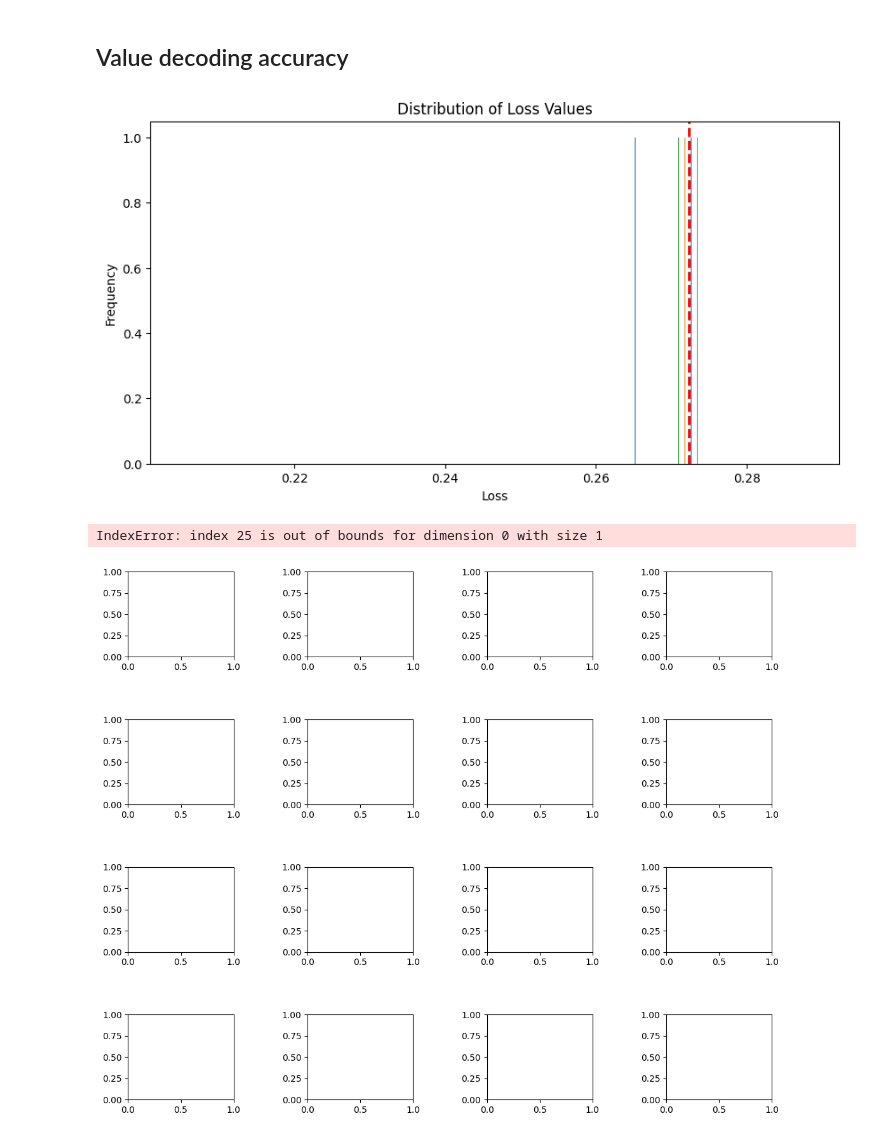
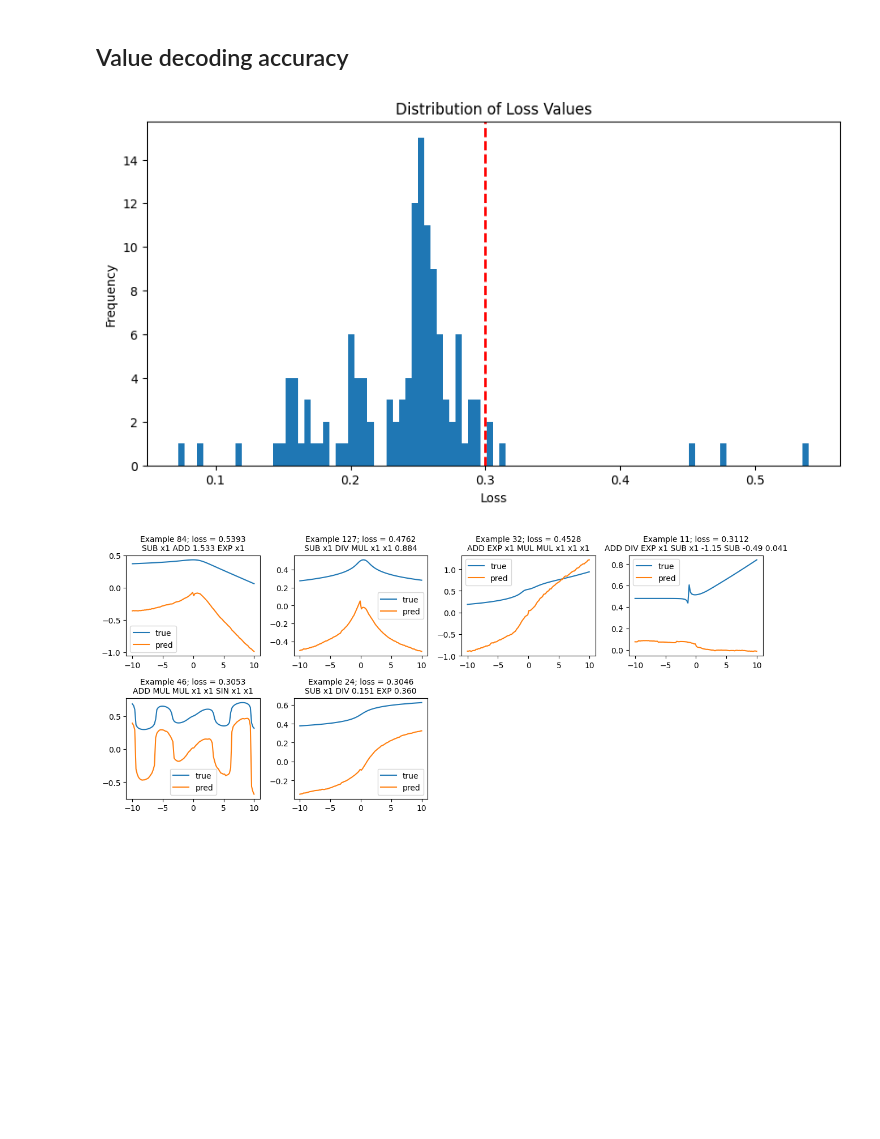
Before and after one commit to LuisCarretero/similar-expressions, a Jupyter notebook: src/model/dev.ipynb, the cells around one changed output. Drawn from its saved outputs; the diff is of its cells as text; code cells hidden in the pictures.

```diff
--- a/src/model/dev.ipynb
+++ b/src/model/dev.ipynb
@@ -94,19 +95,15 @@ x = data_from_loader(data_loader, 'x', idx=range(i, i+N))
 values_true = data_from_loader(data_loader, 'values', idx=range(i, i+N))
 
 # Calculate predictions
-with torch.no_grad():
-    _, values_pred = model.forward(x)
+
+_, values_pred = model.forward(x)
 
 # Calculate loss for each example
 mse = torch.nn.MSELoss(reduction='none')
 loss = mse(values_pred, values_true).mean(axis=1)
 
-# Calculate mean and standard deviation of loss
-loss_mean = loss.mean()
-loss_std = loss.std()
-
 # Set threshold (e.g., 1 standard deviation above mean)
-threshold = loss_mean + 1 * loss_std
+threshold = loss.mean() + 1 * loss.std()
 
 # Sort indices by loss in descending order
 sorted_indices = torch.argsort(loss, descending=True)
@@ -136,33 +133,32 @@ for i in range(len(sorted_indices)):
     idx = sorted_indices[i]
     if loss[idx] < threshold:
         continue
 
     row = plot_count // num_cols
     col = plot_count % num_cols
 
     y_true = values_true[idx, ...]
     y_pred = values_pred[idx, ...]
 
     # Plot function values
     axs[row, col].plot(val_x, y_true.squeeze().detach().numpy(), label='true')
     axs[row, col].plot(val_x, y_pred.squeeze().detach().numpy(), label='pred')
     axs[row, col].legend()
     prods = logits_to_prods(x[idx, ...].squeeze(0).T, GCFG, sample=False)
     prefix = [s[:min(5, len(s))] for s in prods_to_prefix(prods)]
     eq_str = ' '.join(prefix)
     axs[row, col].set_title(f'Example {idx.item()}; loss = {loss[idx].item():.4f}\n{eq_str}', fontsize=10)
 
     plot_count += 1
 
 # Hide any unused subplots
 for i in range(plot_count, num_rows * num_cols):
     row = i // num_cols
     col = i % num_cols
     axs[row, col].axis('off')
 
 plt.tight_layout()
 plt.show()
 # %% [output]
-[figure, old version]
+[figure, new version]
-IndexError: index 25 is out of bounds for dimension 0 with size 1
-[figure, old version]
+[figure, new version]
```
Also changed, not shown: parts of 1 cell of this notebook, 3 other files.
